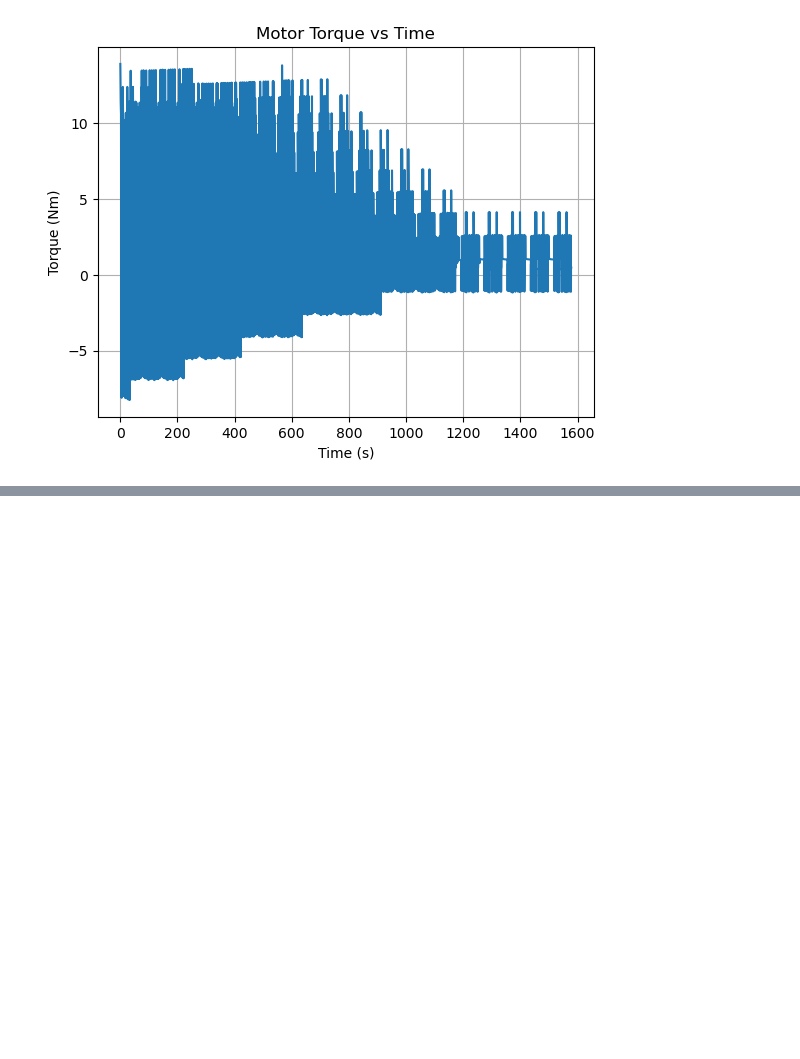
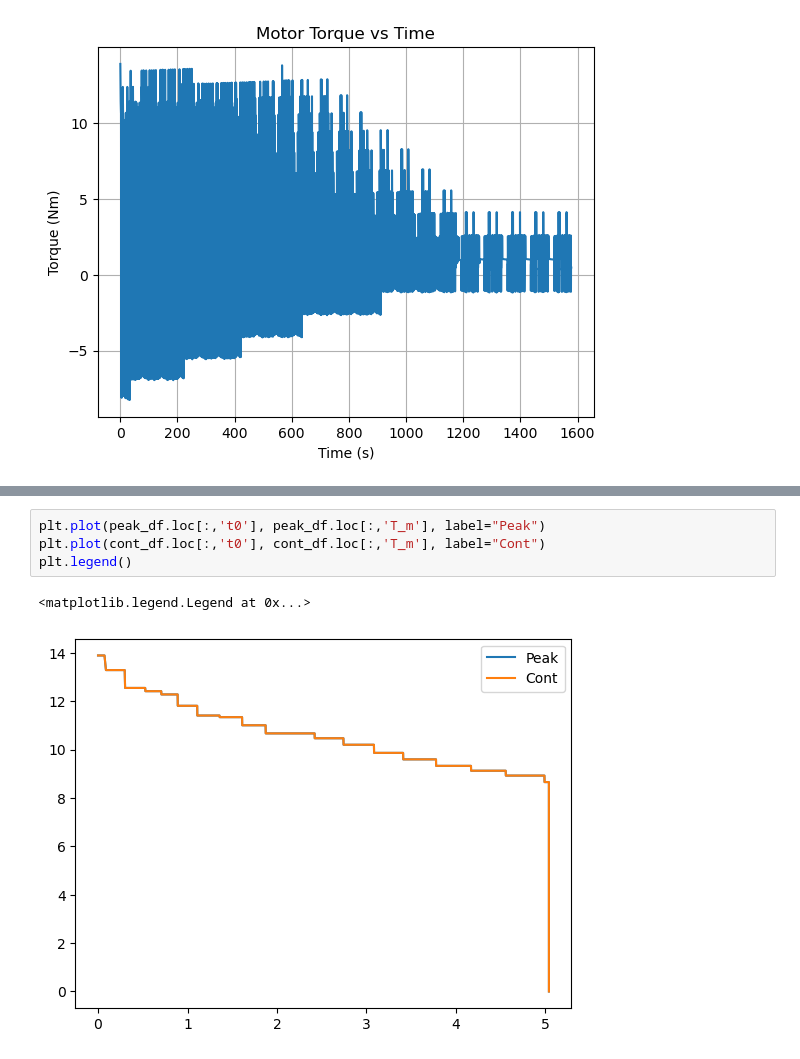
Before and after one commit to UBCFormulaElectric/LapSim, a Jupyter notebook: plot_results.ipynb, the cells around one changed output, grey strips where cells are left out. Drawn from its saved outputs; the diff is of its cells as text; blank space fills up the shorter version.

```diff
--- a/plot_results.ipynb
+++ b/plot_results.ipynb
@@ -21,0 +72,7 @@ plt.show()
+# %%
+plt.plot(peak_df.loc[:,'t0'], peak_df.loc[:,'T_m'], label="Peak")
+plt.plot(cont_df.loc[:,'t0'], cont_df.loc[:,'T_m'], label="Cont")
+plt.legend()
+# %% [output]
+<matplotlib.legend.Legend at 0x...>
+[figure, added]
```
Also changed, not shown: parts of 6 cells of this notebook, 33 other files.
